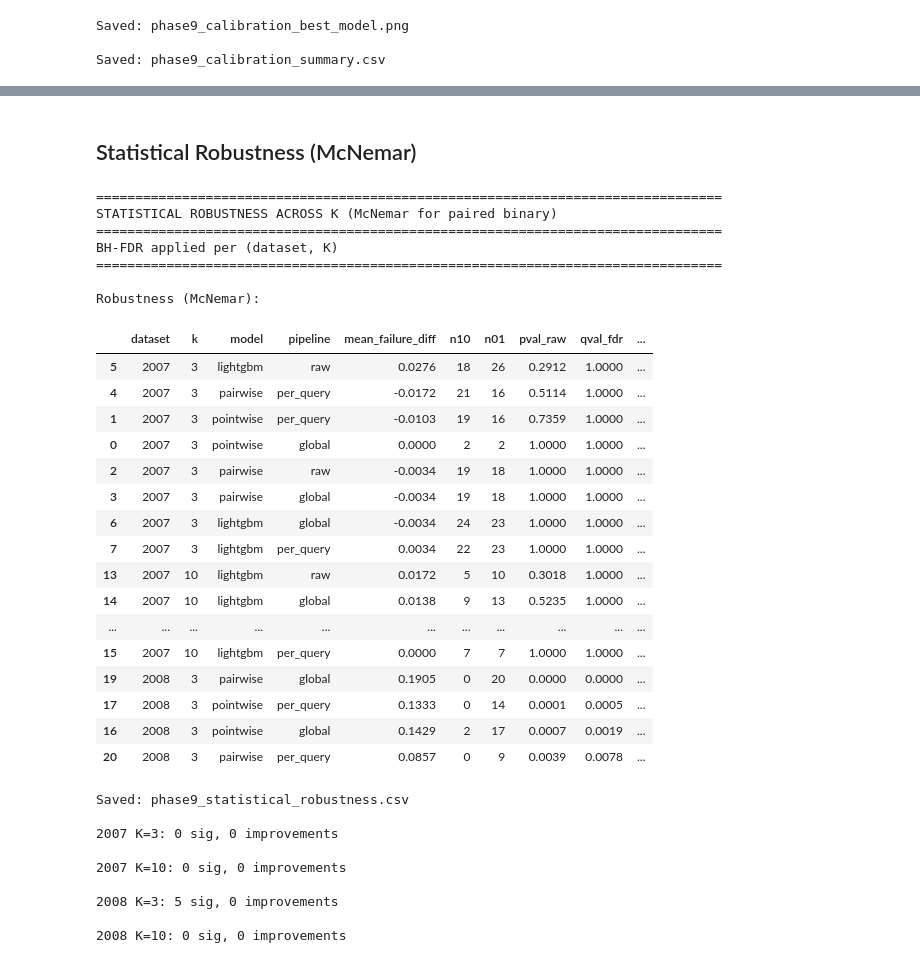
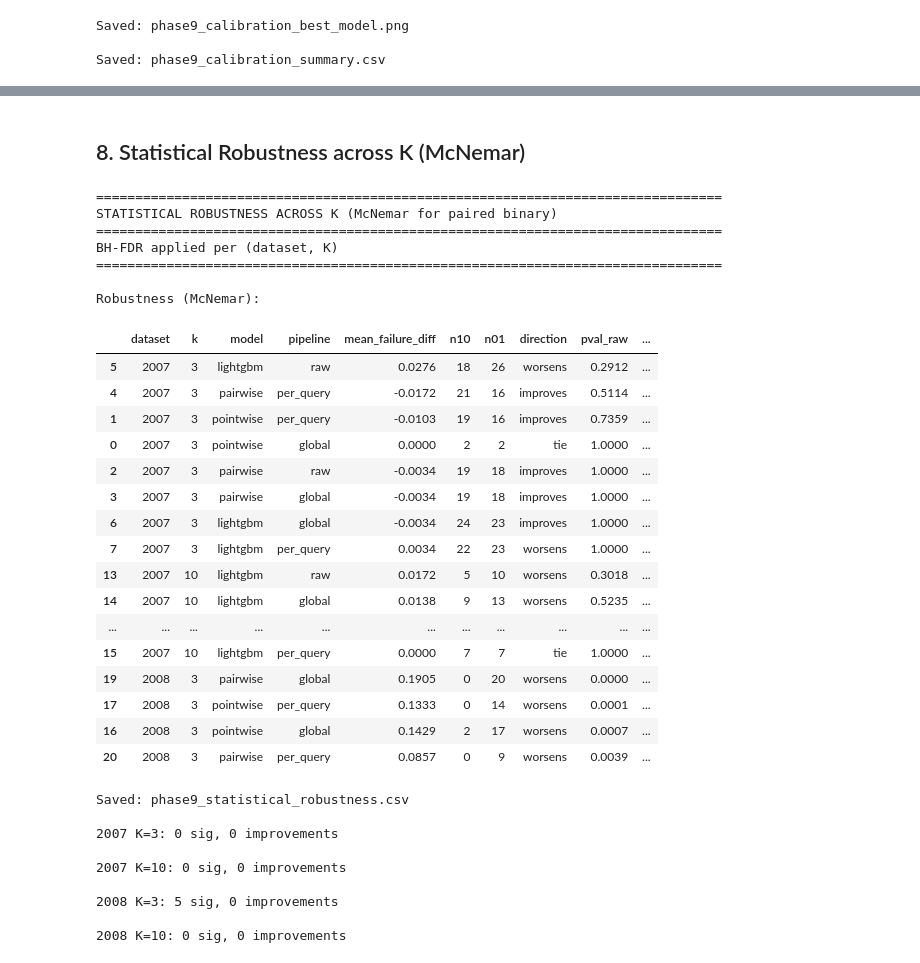
Before and after one commit to KushalMarahatta/Capstone_coding, a Jupyter notebook: notebooks/09_Robustness_and_Generalization_Validation.ipynb, the cells around one changed output, grey strips where cells are left out. Cells and saved outputs as stored; diff of their text form; code cells hidden in the pictures.

Commit message:
Added a direction label in mcnemar test and interpreted the results

```diff
--- a/notebooks/09_Robustness_and_Generalization_Validation.ipynb
+++ b/notebooks/09_Robustness_and_Generalization_Validation.ipynb
@@ -558,5 +582,5 @@ Saved: phase9_calibration_summary.csv
 # %% [markdown]
-## Statistical Robustness (McNemar)
+## 8. Statistical Robustness across K (McNemar)
 # %%
 print('\n'+'='*80)
 print('STATISTICAL ROBUSTNESS ACROSS K (McNemar for paired binary)')
@@ -596,6 +620,14 @@ for dataset in DATASETS:
             mc_result=mcnemar_test(base_vals, conf_vals)
             mean_diff=float(np.mean(conf_vals - base_vals))
 
+            #Direction label
+            if mc_result['n10'] > mc_result['n01']:
+                direction='improves'
+            elif mc_result['n01'] > mc_result['n10']:
+                direction='worsens'
+            else:
+                direction='tie'
+
             robustness_tests.append({
                 'dataset': dataset,
                 'k': k,
@@ -605,6 +637,7 @@ for dataset in DATASETS:
                 'mean_failure_diff': mean_diff,
                 'n01': mc_result['n01'],
                 'n10': mc_result['n10'],
+                'direction': direction,
                 'pval_raw': mc_result['pval'],
                 'mcnemar_method': mc_result['method'],
                 'note': mc_result['note']
@@ -619,53 +652,53 @@ if len(robustness_tests)>0:
             mask = (robust_df['dataset']==dataset) & (robust_df['k']==k)
             if mask.sum()>0:
                 robust_df.loc[mask, 'qval_fdr']=bh_fdr(robust_df.loc[mask, 'pval_raw'].values)
 
     robust_df['significant']=robust_df['qval_fdr'] < FDR_ALPHA
-    robust_df['improvement']=robust_df['mean_failure_diff'] < 0
+    robust_df['improvement'] = robust_df['direction'].eq('improves')
     robust_df=robust_df.sort_values(['dataset', 'k', 'pval_raw'])
 
     print('\nRobustness (McNemar):')
-    display(robust_df[['dataset', 'k', 'model', 'pipeline', 'mean_failure_diff',
-                       'n10', 'n01', 'pval_raw', 'qval_fdr', 'significant', 'improvement']].head(20))
+    display(robust_df[['dataset','k','model','pipeline','mean_failure_diff',
+                   'n10','n01','direction','pval_raw','qval_fdr','significant']].head(20))
 
     robust_df.to_csv(PHASE9_OUTPUT / 'phase9_statistical_robustness.csv', index=False)
     print('\nSaved: phase9_statistical_robustness.csv')
 
     #Summary
     for dataset in DATASETS:
         for k in [3, 10]:
             sub=robust_df[(robust_df['dataset']==dataset) & (robust_df['k']==k)]
             n_sig=sub['significant'].sum()
             n_improve=(sub['significant'] & sub['improvement']).sum()
             print(f'\n{dataset} K={k}: {n_sig} sig, {n_improve} improvements')
 else:
     print('No tests conducted')
     robust_df=pd.DataFrame()
 # %% [output]
 ================================================================================
 STATISTICAL ROBUSTNESS ACROSS K (McNemar for paired binary)
 ================================================================================
 BH-FDR applied per (dataset, K)
 ================================================================================
 
 Robustness (McNemar):
-|  | dataset | k | model | pipeline | mean_failure_diff | n10 | n01 | pval_raw | qval_fdr | ... |
-| 5 | 2007 | 3 | lightgbm | raw | 0.0276 | 18 | 26 | 0.2912 | 1.0000 | ... |
-| 4 | 2007 | 3 | pairwise | per_query | -0.0172 | 21 | 16 | 0.5114 | 1.0000 | ... |
-| 1 | 2007 | 3 | pointwise | per_query | -0.0103 | 19 | 16 | 0.7359 | 1.0000 | ... |
-| 0 | 2007 | 3 | pointwise | global | 0.0000 | 2 | 2 | 1.0000 | 1.0000 | ... |
-| 2 | 2007 | 3 | pairwise | raw | -0.0034 | 19 | 18 | 1.0000 | 1.0000 | ... |
-| 3 | 2007 | 3 | pairwise | global | -0.0034 | 19 | 18 | 1.0000 | 1.0000 | ... |
-| 6 | 2007 | 3 | lightgbm | global | -0.0034 | 24 | 23 | 1.0000 | 1.0000 | ... |
-| 7 | 2007 | 3 | lightgbm | per_query | 0.0034 | 22 | 23 | 1.0000 | 1.0000 | ... |
-| 13 | 2007 | 10 | lightgbm | raw | 0.0172 | 5 | 10 | 0.3018 | 1.0000 | ... |
-| 14 | 2007 | 10 | lightgbm | global | 0.0138 | 9 | 13 | 0.5235 | 1.0000 | ... |
+|  | dataset | k | model | pipeline | mean_failure_diff | n10 | n01 | direction | pval_raw | ... |
+| 5 | 2007 | 3 | lightgbm | raw | 0.0276 | 18 | 26 | worsens | 0.2912 | ... |
+| 4 | 2007 | 3 | pairwise | per_query | -0.0172 | 21 | 16 | improves | 0.5114 | ... |
+| 1 | 2007 | 3 | pointwise | per_query | -0.0103 | 19 | 16 | improves | 0.7359 | ... |
+| 0 | 2007 | 3 | pointwise | global | 0.0000 | 2 | 2 | tie | 1.0000 | ... |
+| 2 | 2007 | 3 | pairwise | raw | -0.0034 | 19 | 18 | improves | 1.0000 | ... |
+| 3 | 2007 | 3 | pairwise | global | -0.0034 | 19 | 18 | improves | 1.0000 | ... |
+| 6 | 2007 | 3 | lightgbm | global | -0.0034 | 24 | 23 | improves | 1.0000 | ... |
+| 7 | 2007 | 3 | lightgbm | per_query | 0.0034 | 22 | 23 | worsens | 1.0000 | ... |
+| 13 | 2007 | 10 | lightgbm | raw | 0.0172 | 5 | 10 | worsens | 0.3018 | ... |
+| 14 | 2007 | 10 | lightgbm | global | 0.0138 | 9 | 13 | worsens | 0.5235 | ... |
 | ... | ... | ... | ... | ... | ... | ... | ... | ... | ... | ... |
-| 15 | 2007 | 10 | lightgbm | per_query | 0.0000 | 7 | 7 | 1.0000 | 1.0000 | ... |
-| 19 | 2008 | 3 | pairwise | global | 0.1905 | 0 | 20 | 0.0000 | 0.0000 | ... |
-| 17 | 2008 | 3 | pointwise | per_query | 0.1333 | 0 | 14 | 0.0001 | 0.0005 | ... |
-| 16 | 2008 | 3 | pointwise | global | 0.1429 | 2 | 17 | 0.0007 | 0.0019 | ... |
-| 20 | 2008 | 3 | pairwise | per_query | 0.0857 | 0 | 9 | 0.0039 | 0.0078 | ... |
+| 15 | 2007 | 10 | lightgbm | per_query | 0.0000 | 7 | 7 | tie | 1.0000 | ... |
+| 19 | 2008 | 3 | pairwise | global | 0.1905 | 0 | 20 | worsens | 0.0000 | ... |
+| 17 | 2008 | 3 | pointwise | per_query | 0.1333 | 0 | 14 | worsens | 0.0001 | ... |
+| 16 | 2008 | 3 | pointwise | global | 0.1429 | 2 | 17 | worsens | 0.0007 | ... |
+| 20 | 2008 | 3 | pairwise | per_query | 0.0857 | 0 | 9 | worsens | 0.0039 | ... |
 Saved: phase9_statistical_robustness.csv
 
 2007 K=3: 0 sig, 0 improvements
```
Also changed, not shown: parts of 3 cells of this notebook.
